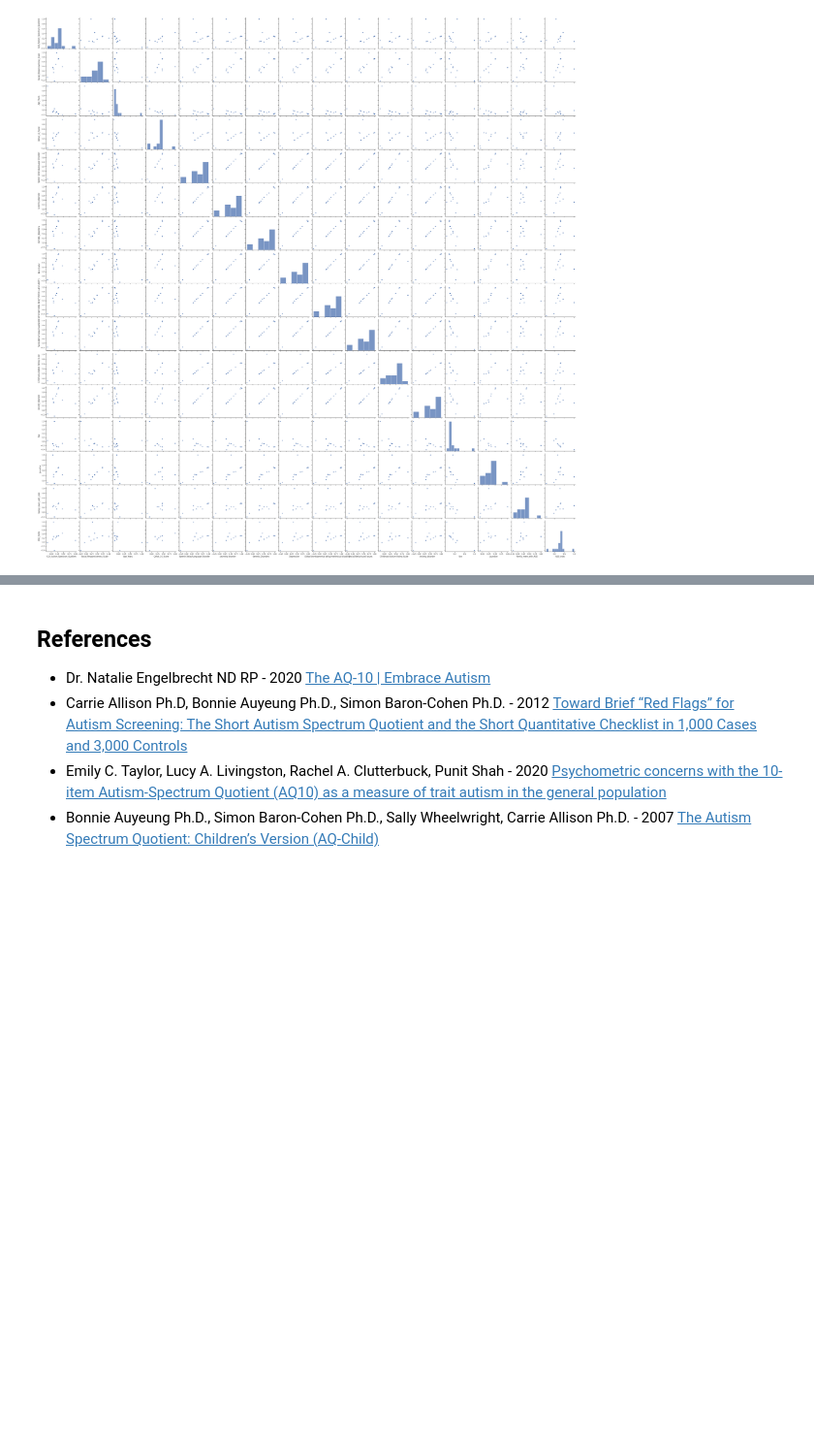
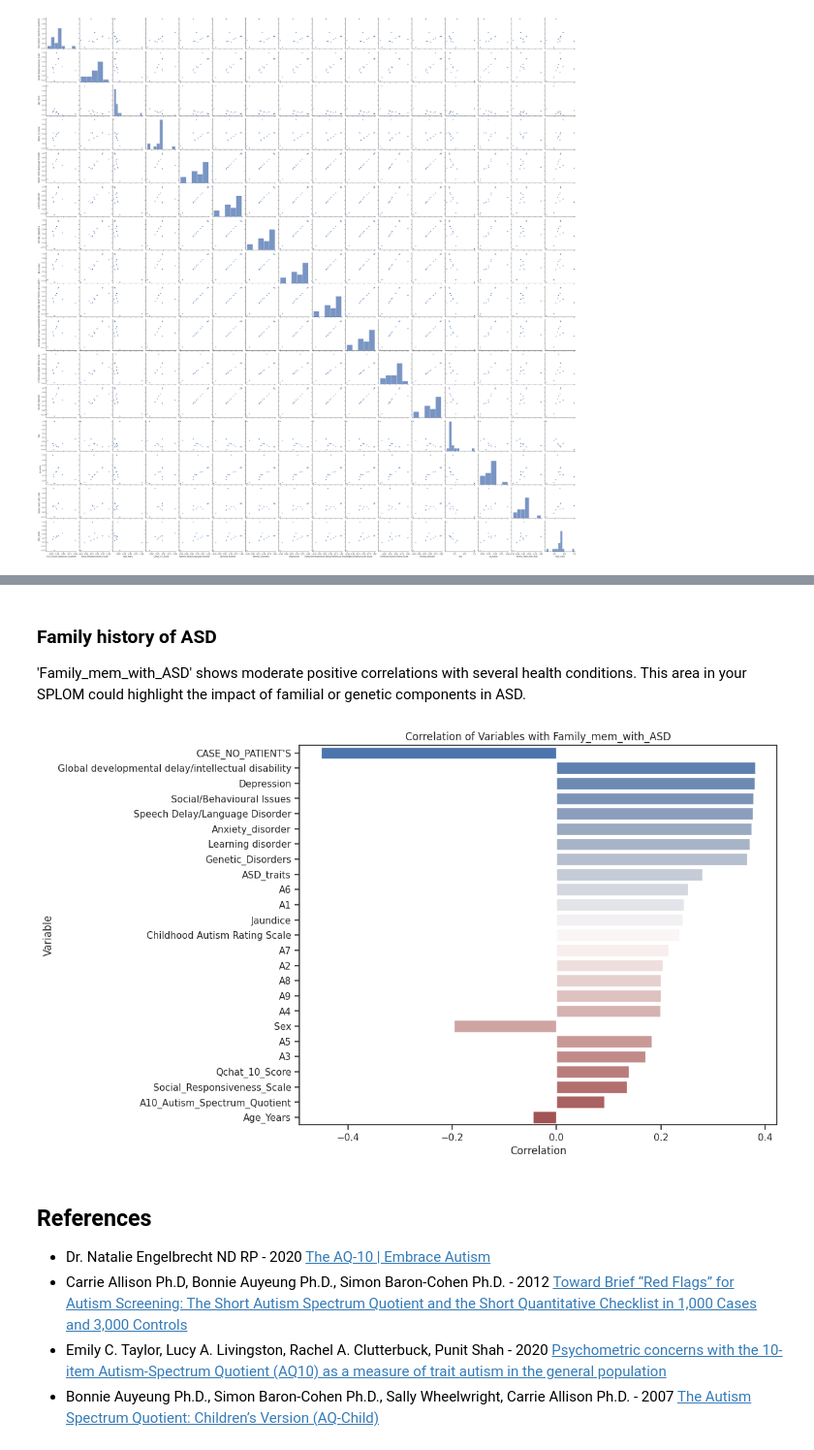
Before and after one commit to clawall/siads-593, a Jupyter notebook: notebooks/01_kaggle_asd_children_traits_analysis.ipynb, the cells around one changed output, grey strips where cells are left out. Shown at 97% size. Cells and saved outputs as stored; diff of their text form; code cells hidden in the pictures; blank space fills up the shorter version.

```diff
--- a/notebooks/01_kaggle_asd_children_traits_analysis.ipynb
+++ b/notebooks/01_kaggle_asd_children_traits_analysis.ipynb
@@ -344,3 +405,23 @@ plt.show()
+# %% [markdown]
+### Family history of ASD
+'Family_mem_with_ASD' shows moderate positive correlations with several health conditions. This area in your SPLOM could highlight the impact of familial or genetic components in ASD.
+# %%
+# Isolate the correlations for the ‘Family_mem_with_ASD’ variable
+family_asd_correlations = correlations['Family_mem_with_ASD']
+family_asd_correlations = family_asd_correlations[family_asd_correlations.index != 'Family_mem_with_ASD']
+
+# Sort by absolute value (irrespective of positive/negative correlation)
+family_asd_correlations = family_asd_correlations.reindex(family_asd_correlations.abs().sort_values(ascending=False).index)
+
+# Plot
+plt.figure(figsize=(10,8))
+sns.barplot(y=family_asd_correlations.index, x=family_asd_correlations.values, palette='vlag')
+plt.xlabel('Correlation')
+plt.ylabel('Variable')
+plt.title('Correlation of Variables with Family_mem_with_ASD')
+plt.show()
+# %% [output]
+[figure, added]
 # %% [markdown]
 ## References
 
```
Also changed, not shown: parts of 5 cells of this notebook.
